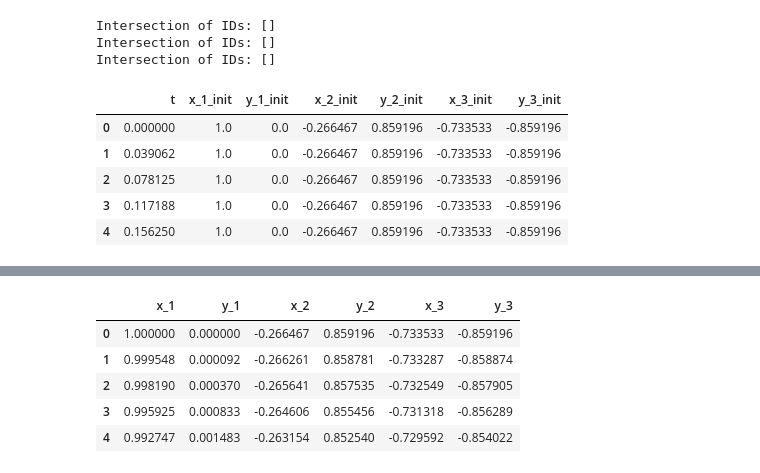
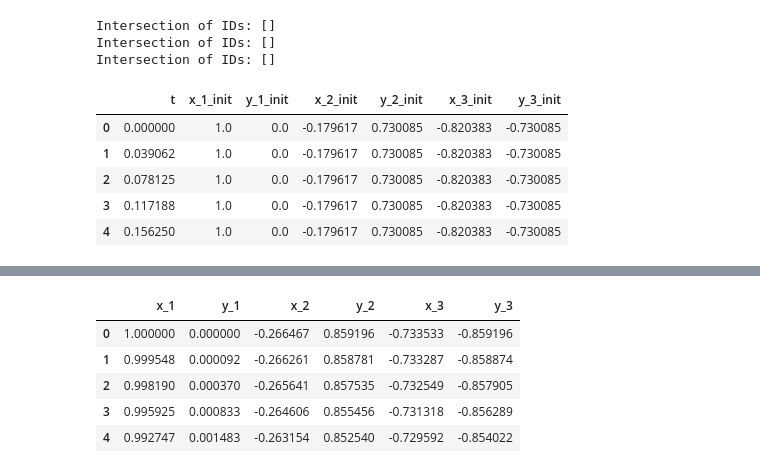
Before and after one commit to AgnJed/ML_the_3-body_problem, a Jupyter notebook: machine-learning-nova-1.ipynb, the cells around one changed output, grey strips where cells are left out. Saved outputs shown, nothing was run; the diff lists cells and outputs as text; code cells hidden in the pictures.

Commit message:
Two submissions version

```diff
--- a/machine-learning-nova-1.ipynb
+++ b/machine-learning-nova-1.ipynb
@@ -145,15 +145,16 @@ Intersection of IDs: []
 # %%
 input_train = train_set[["t","x_1_init", "y_1_init", "x_2_init", "y_2_init", "x_3_init", "y_3_init"]]
 input_validation = validation_set[["t","x_1_init", "y_1_init", "x_2_init", "y_2_init", "x_3_init", "y_3_init"]]
-
-input_train.head()
+input_test = test_set[["t","x_1_init", "y_1_init", "x_2_init", "y_2_init", "x_3_init", "y_3_init"]]
+input_submission = df_raw_test.drop(columns=["Id"]).rename(columns={"t": "t", "x0_1": "x_1_init", "y0_1": "y_1_init", "x0_2": "x_2_init", "y0_2": "y_2_init", "x0_3": "x_3_init", "y0_3": "y_3_init"})
+input_submission.head()
 # %% [output]
 |  | t | x_1_init | y_1_init | x_2_init | y_2_init | x_3_init | y_3_init |
-| 0 | 0.000000 | 1.0 | 0.0 | -0.266467 | 0.859196 | -0.733533 | -0.859196 |
-| 1 | 0.039062 | 1.0 | 0.0 | -0.266467 | 0.859196 | -0.733533 | -0.859196 |
-| 2 | 0.078125 | 1.0 | 0.0 | -0.266467 | 0.859196 | -0.733533 | -0.859196 |
-| 3 | 0.117188 | 1.0 | 0.0 | -0.266467 | 0.859196 | -0.733533 | -0.859196 |
-| 4 | 0.156250 | 1.0 | 0.0 | -0.266467 | 0.859196 | -0.733533 | -0.859196 |
+| 0 | 0.000000 | 1.0 | 0.0 | -0.179617 | 0.730085 | -0.820383 | -0.730085 |
+| 1 | 0.039062 | 1.0 | 0.0 | -0.179617 | 0.730085 | -0.820383 | -0.730085 |
+| 2 | 0.078125 | 1.0 | 0.0 | -0.179617 | 0.730085 | -0.820383 | -0.730085 |
+| 3 | 0.117188 | 1.0 | 0.0 | -0.179617 | 0.730085 | -0.820383 | -0.730085 |
+| 4 | 0.156250 | 1.0 | 0.0 | -0.179617 | 0.730085 | -0.820383 | -0.730085 |
 # %%
 input_validation.head()
 # %% [output]
```
Also changed, not shown: parts of 19 cells of this notebook, 5 other files.
